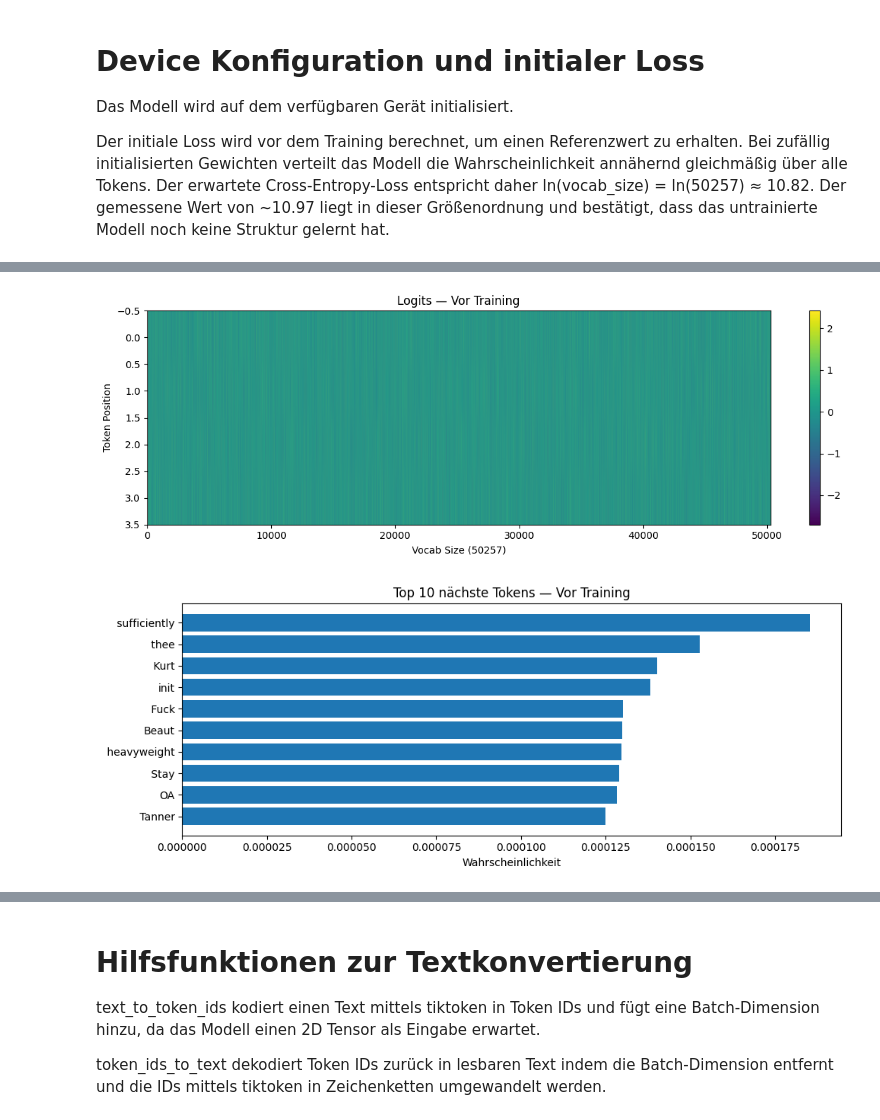
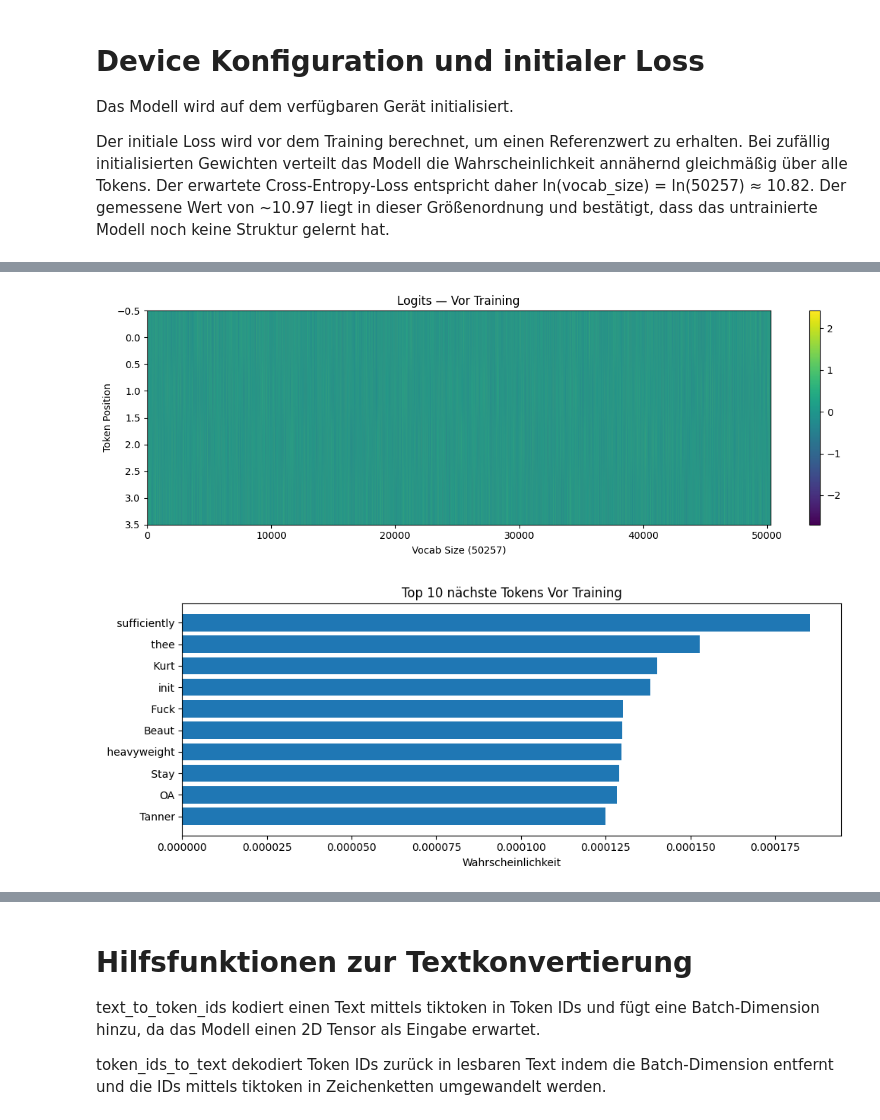
Before and after one commit to fhollaender/LLMs-from-scratch, a Jupyter notebook: Abgabe/lab5.ipynb, the cells around one changed output, grey strips where cells are left out. Cells and saved outputs as stored; diff of their text form; code cells hidden in the pictures.

```diff
--- a/Abgabe/lab5.ipynb
+++ b/Abgabe/lab5.ipynb
@@ -273,34 +300,32 @@ def plot_model_state(model, tokenizer, device, label=""):
     with torch.no_grad():
         output = model(encoded)
     model.train()
 
-    # Logits Heatmap
     plt.figure(figsize=(12, 4))
     plt.imshow(output[0].cpu().numpy(), aspect='auto', cmap='viridis')
     plt.colorbar()
     plt.title(f"Logits — {label}")
     plt.xlabel("Vocab Size (50257)")
     plt.ylabel("Token Position")
     plt.tight_layout()
     plt.show()
 
-    # Top 10 Tokens
     logits = output[0, -1, :]
     probs = torch.softmax(logits, dim=-1)
     top10 = torch.topk(probs, 10)
     tokens = [tokenizer.decode([i.item()]) for i in top10.indices]
     values = top10.values.cpu().tolist()
 
     plt.figure(figsize=(10, 4))
     plt.barh(tokens[::-1], values[::-1])
-    plt.title(f"Top 10 nächste Tokens — {label}")
+    plt.title(f"Top 10 nächste Tokens {label}")
     plt.xlabel("Wahrscheinlichkeit")
     plt.tight_layout()
     plt.show()
 
     return output
 
 output_vor = plot_model_state(model, tokenizer, device, label="Vor Training")
 # %% [output]
 [figure]
-[figure, old version]
+[figure, new version]
```
Also changed, not shown: parts of 16 cells of this notebook.
